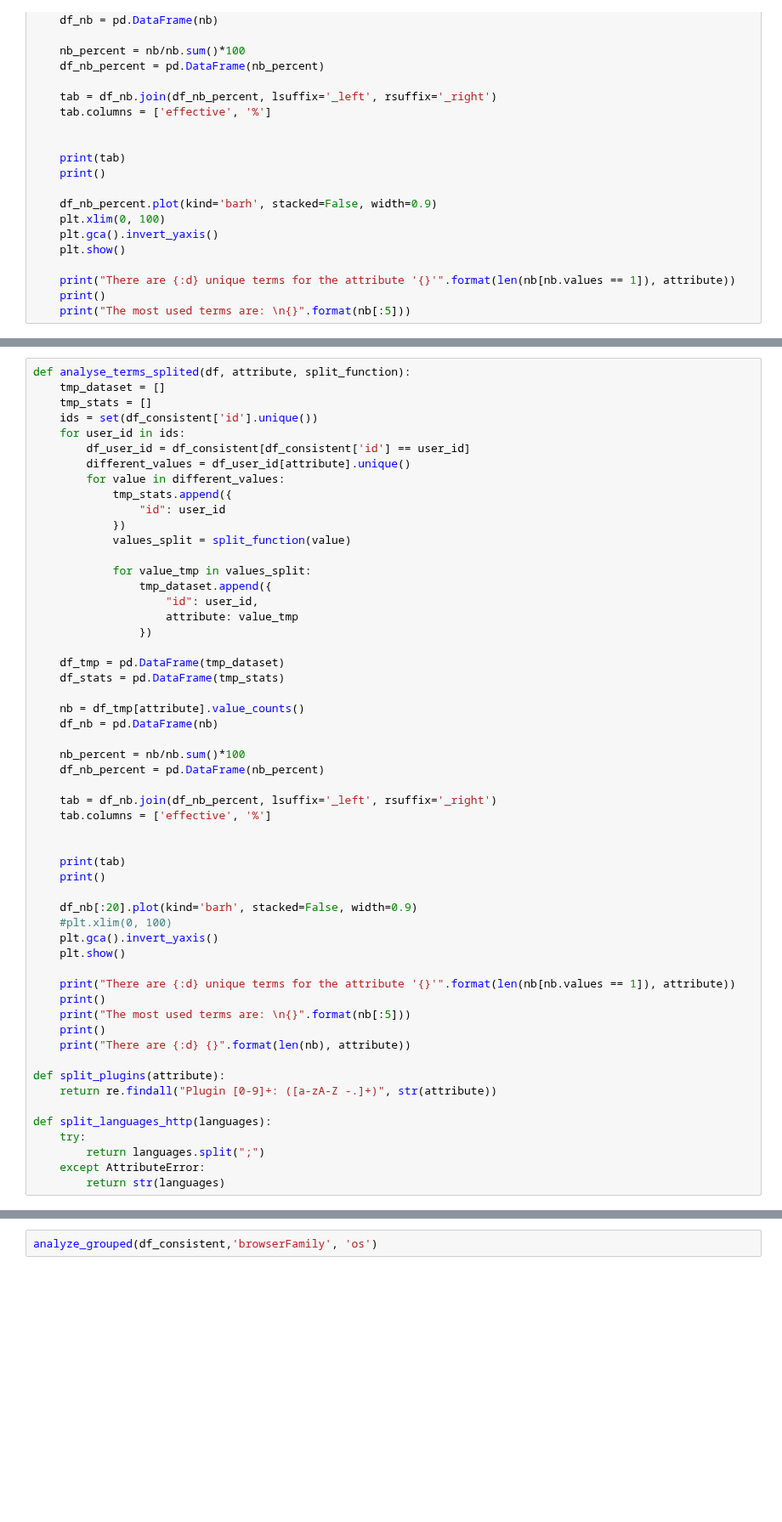
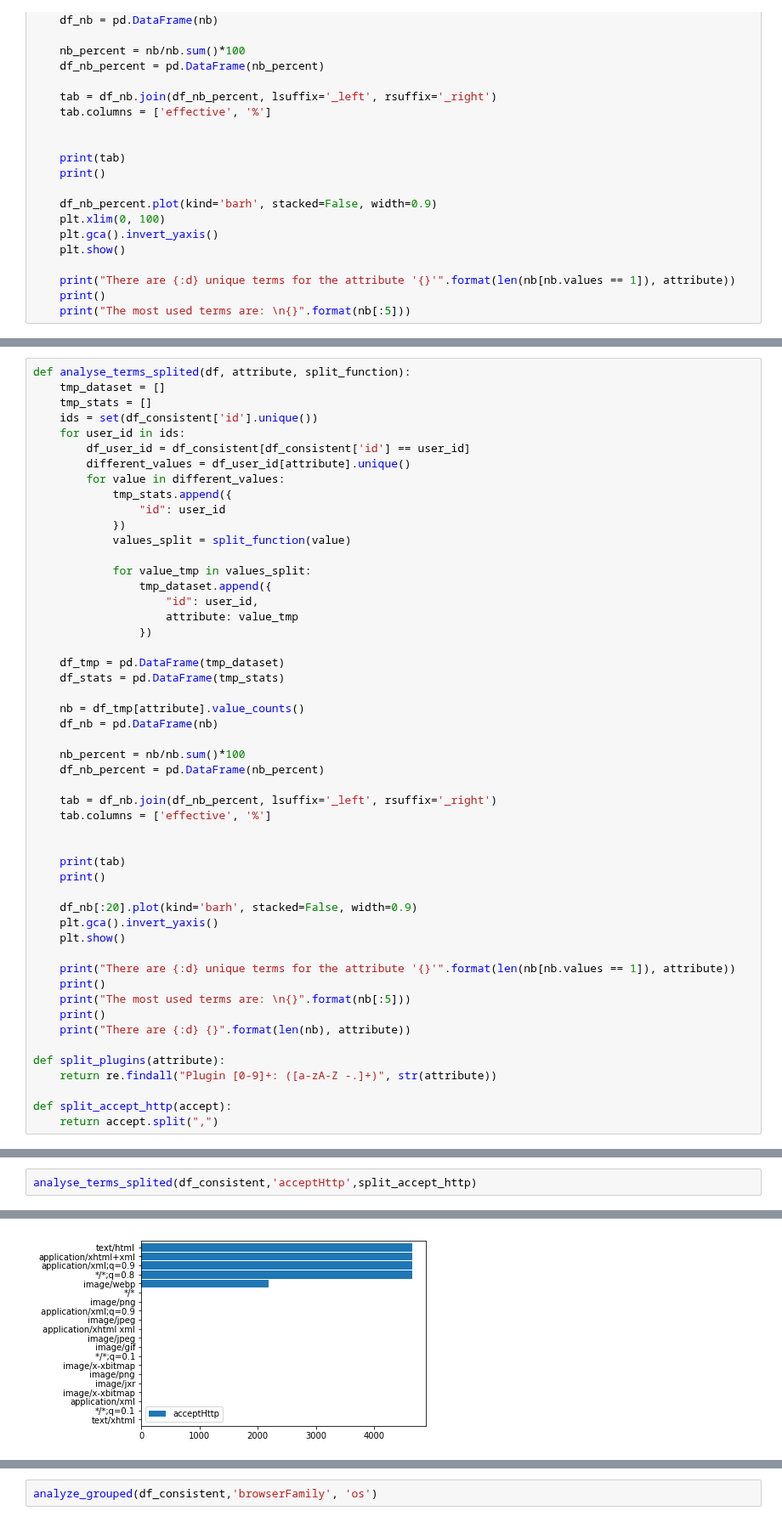
Before and after one commit to mGosset/BrowserFingerprint, a Jupyter notebook: notebooks/exploratory/analyse_empreintes.ipynb, the cells around one changed output, grey strips where cells are left out. Shown at 85% size. Drawn from its saved outputs; the diff is of its cells as text; blank space fills up the shorter version.

```diff
--- a/notebooks/exploratory/analyse_empreintes.ipynb
+++ b/notebooks/exploratory/analyse_empreintes.ipynb
@@ -295,7 +397,6 @@ def analyse_terms_splited(df, attribute, split_function):
     print()
 
     df_nb[:20].plot(kind='barh', stacked=False, width=0.9)
-    #plt.xlim(0, 100)
     plt.gca().invert_yaxis()
     plt.show()
 
@@ -308,8 +409,5 @@ def analyse_terms_splited(df, attribute, split_function):
 def split_plugins(attribute):
     return re.findall("Plugin [0-9]+: ([a-zA-Z -.]+)", str(attribute))
 
-def split_languages_http(languages):
-    try:
-        return languages.split(";")
-    except AttributeError:
-        return str(languages)
+def split_accept_http(accept):
+    return accept.split(",")
@@ -390,0 +414,3 @@ Name: 0, dtype: int64
+# %%
+analyse_terms_splited(df_consistent,'acceptHttp',split_accept_http)
+# %% [output]
@@ -390,0 +434 @@ Name: 0, dtype: int64
+[figure, added]
```
Also changed, not shown: parts of 9 cells of this notebook.
